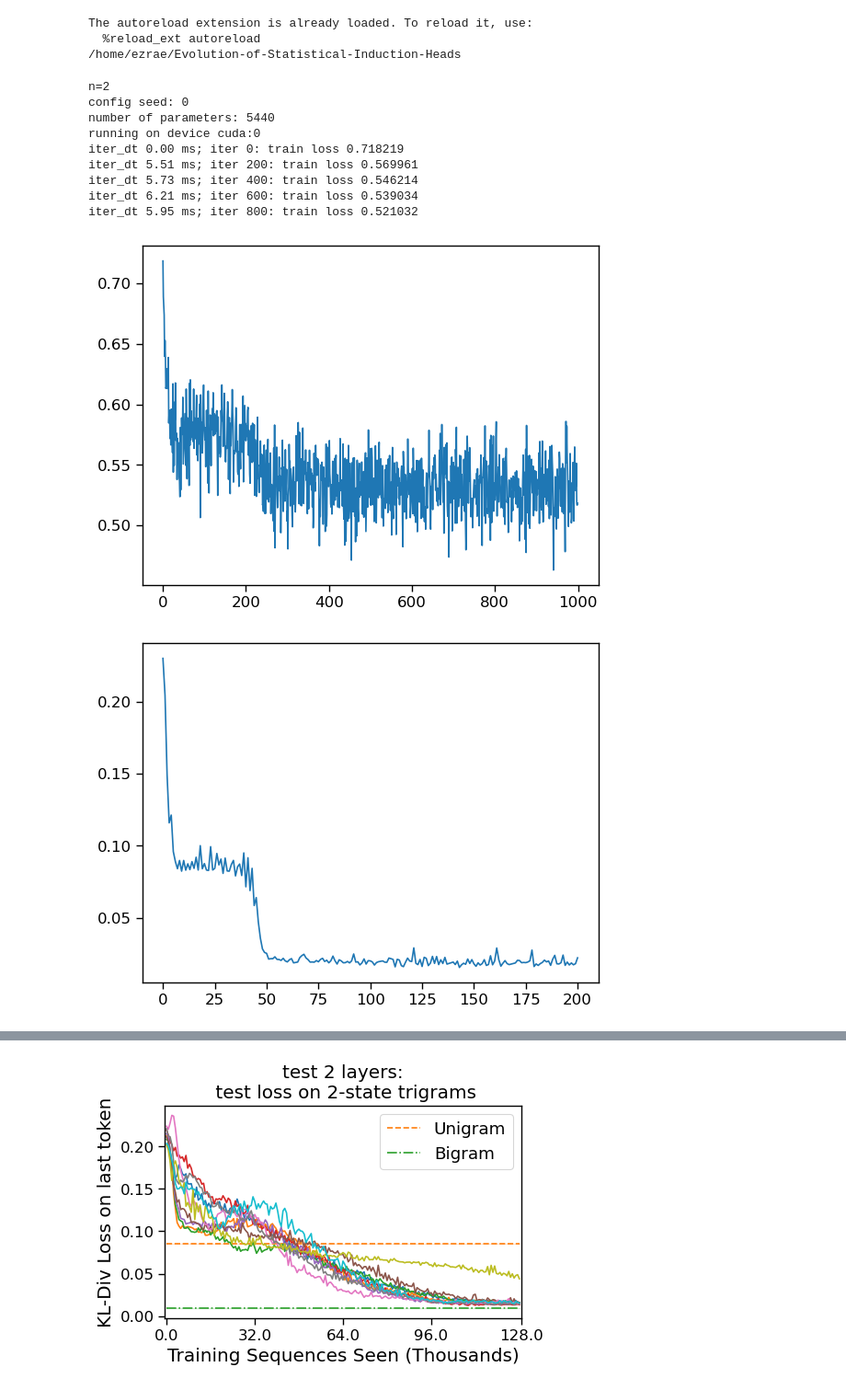
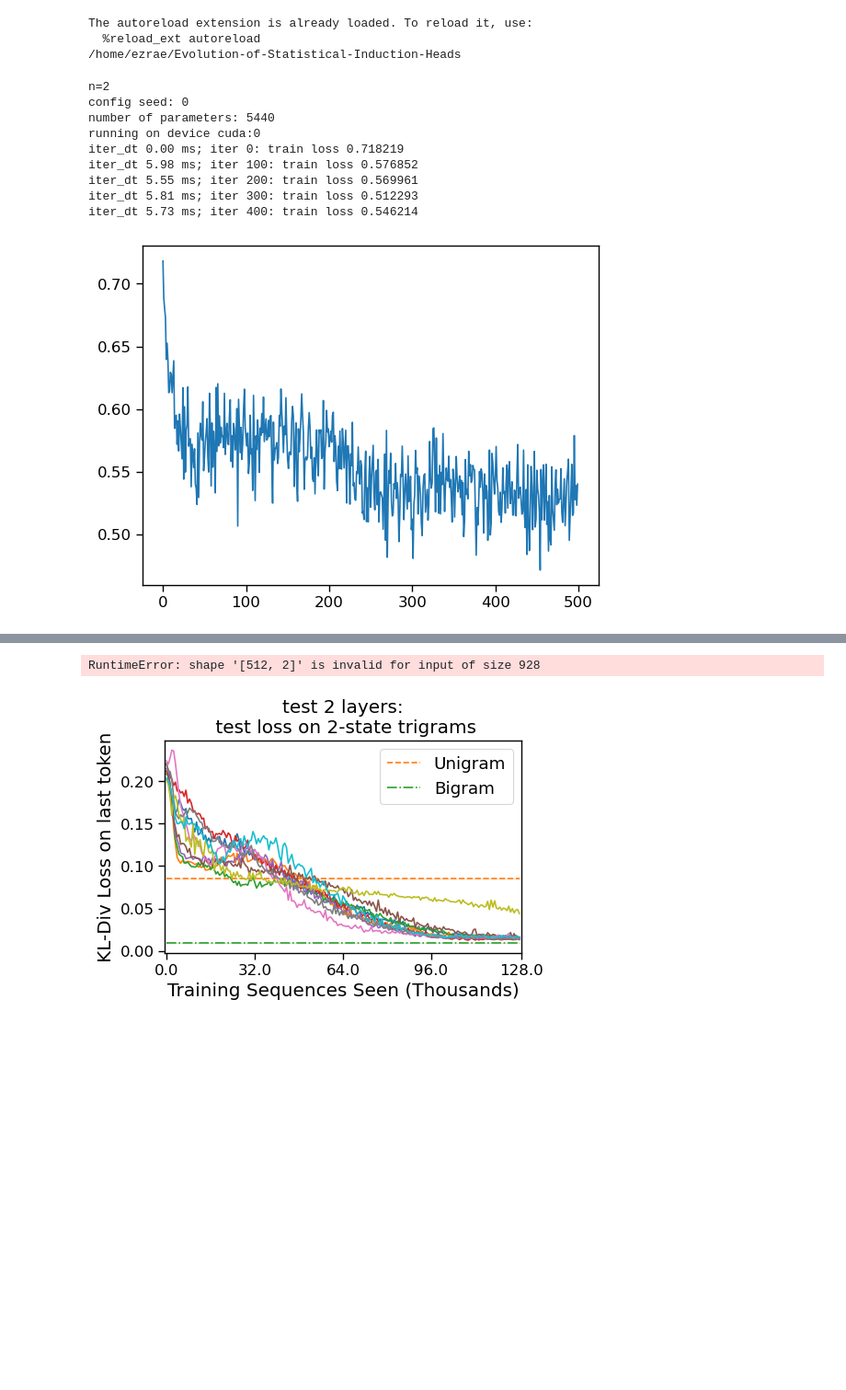
Before and after one commit to EzraEdelman/Evolution-of-Statistical-Induction-Heads, a Jupyter notebook: plots.ipynb, the cells around one changed output, grey strips where cells are left out. Shown at 92% size. Cells and saved outputs as stored; diff of their text form; code cells hidden in the pictures; blank space fills up the shorter version.

```diff
--- a/plots.ipynb
+++ b/plots.ipynb
@@ -41,75 +41,73 @@ n = 2
 from torch.profiler import profile, record_function, ProfilerActivity
 
 # from datasets import ngrams
-default = training_pipeline.get_default_config()
+conf = training_pipeline.get_default_config()
 histories, datem, bigram_data, unigram_data = [], [], [], []
-# default.model_type = f'one head (attention only, corrected rel pos)'
-# default.model_type = "transformer"
-default.model_type = 'Attention-Only Relative positions Transformer'
+# conf.model_type = f'one head (attention only, corrected rel pos)'
+# conf.model_type = "transformer"
+conf.model_type = 'Attention-Only Relative positions Transformer'
 print(f"n={n}")
-default.vocab_size = 2
-default.n_head = n - 1
-default.n_embd = 16 * default.n_head #* 3
-default.n_layer = 2
-default.max_iters = 500
-default.n = n
-default.block_size = 100
-default.batch_size = 64
-default.num_workers = 6
-# default.batch_size = 64
-default.learning_rate = 4e-3
-# default.learning_rate = 5e-4
-default.dataset = datasets.ngrams('train', n, default.block_size+1, default.vocab_size, last_token_only=False)
-name = f"{default.vocab_size}transformer_symb_{n}gram"
-test_dataset = datasets.ngrams('test', n, default.block_size+1, default.vocab_size)
-if default.vocab_size < 4 and default.n == 2:
-    bigram_dataset, unigram_dataset = get_test_sets(default)
+conf.vocab_size = 2
+conf.n_head = n - 1
+conf.n_embd = 16 * conf.n_head #* 3
+conf.n_layer = 2
+conf.max_iters = 500
+conf.n = n
+conf.block_size = 100
+conf.batch_size = 64
+conf.num_workers = 6
+conf.learning_rate = 4e-3
+# conf.learning_rate = 5e-4
+conf.dataset = datasets.ngrams('train', n, conf.block_size+1, conf.vocab_size, last_token_only=False)
+name = f"{conf.vocab_size}transformer_symb_{n}gram"
+test_dataset = datasets.ngrams('test', n, conf.block_size+1, conf.vocab_size)
+if conf.vocab_size < 4 and conf.n == 2:
+    bigram_dataset, unigram_dataset = get_test_sets(conf)
 for seed in seeds:
-    default.seed = seed
+    conf.seed = seed
     set_seed(seed)
-    model_history, train_loss = training_pipeline.train(default)
+    model_history, train_loss = training_pipeline.train(conf)
     histories.append(model_history)
 
 plt.plot(train_loss)
 plt.show()
 for model_history in histories:
-    data = test_error.test_last_token(model_history, test_dataset, device)
+    data = test_error.test_last_token(model_history, test_dataset, device, size = 16000)
     datem.append(data)
 
     plt.plot(datem[-1][0])
-    if default.vocab_size < 4 and default.n == 2:
+    if conf.vocab_size < 4 and conf.n == 2:
         data = test_error.test_last_token(model_history, bigram_dataset, device)
         bigram_data.append(data)
         data = test_error.test_last_token(model_history, unigram_dataset, device)
         unigram_data.append(data)
 
-axes = graphing_pipeline.test_loss(datem, default)
+axes = graphing_pipeline.test_loss(datem, conf)
 plt.legend()
 # plt.savefig(f"{path}/{name}_test_loss.pdf", format='pdf', bbox_inches='tight')
 for lab, i in enumerate(datem[-1][1]):
     plt.plot((i,)*len(datem[-1][0]), label = f"{lab}")
 plt.legend()
 plt.show()
 
-fig, axes = graphing_pipeline.pos_encode_graph(model_history, datem, default)
+fig, axes = graphing_pipeline.pos_encode_graph(model_history, datem, conf)
 # plt.savefig(f"{path}/{name}_pos.pdf", format='pdf', bbox_inches='tight')
 plt.show()
-if default.vocab_size < 4 and default.n == 2:
-    fig, axes = graphing_pipeline.out_of_distribution(datem, unigram_data, bigram_data, default)
+if conf.vocab_size < 4 and conf.n == 2:
+    fig, axes = graphing_pipeline.out_of_distribution(datem, unigram_data, bigram_data, conf)
     # plt.savefig(f"{path}/{name}_loss.pdf", format='pdf', bbox_inches='tight')
     plt.show()
-axes = graphing_pipeline.similarity(datem, default)
+axes = graphing_pipeline.similarity(datem, conf)
 # plt.savefig(f"{path}/{name}_similarity.pdf", format='pdf', bbox_inches='tight')
 plt.show()
 # %% [output]
 n=2
 config seed: 0
 number of parameters: 5440
 running on device cuda:0
 iter_dt 0.00 ms; iter 0: train loss 0.718219
-iter_dt 5.51 ms; iter 200: train loss 0.569961
+iter_dt 5.98 ms; iter 100: train loss 0.576852
+iter_dt 5.55 ms; iter 200: train loss 0.569961
+iter_dt 5.81 ms; iter 300: train loss 0.512293
 iter_dt 5.73 ms; iter 400: train loss 0.546214
-iter_dt 6.21 ms; iter 600: train loss 0.539034
-iter_dt 5.95 ms; iter 800: train loss 0.521032
-[figure, old version]
+[figure, new version]
-[figure, removed]
@@ -120 +114,2 @@ iter_dt 5.95 ms; iter 800: train loss 0.521032
+RuntimeError: shape '[512, 2]' is invalid for input of size 928
 # %%
```
Also changed, not shown: parts of 16 cells of this notebook, 1 other file.
